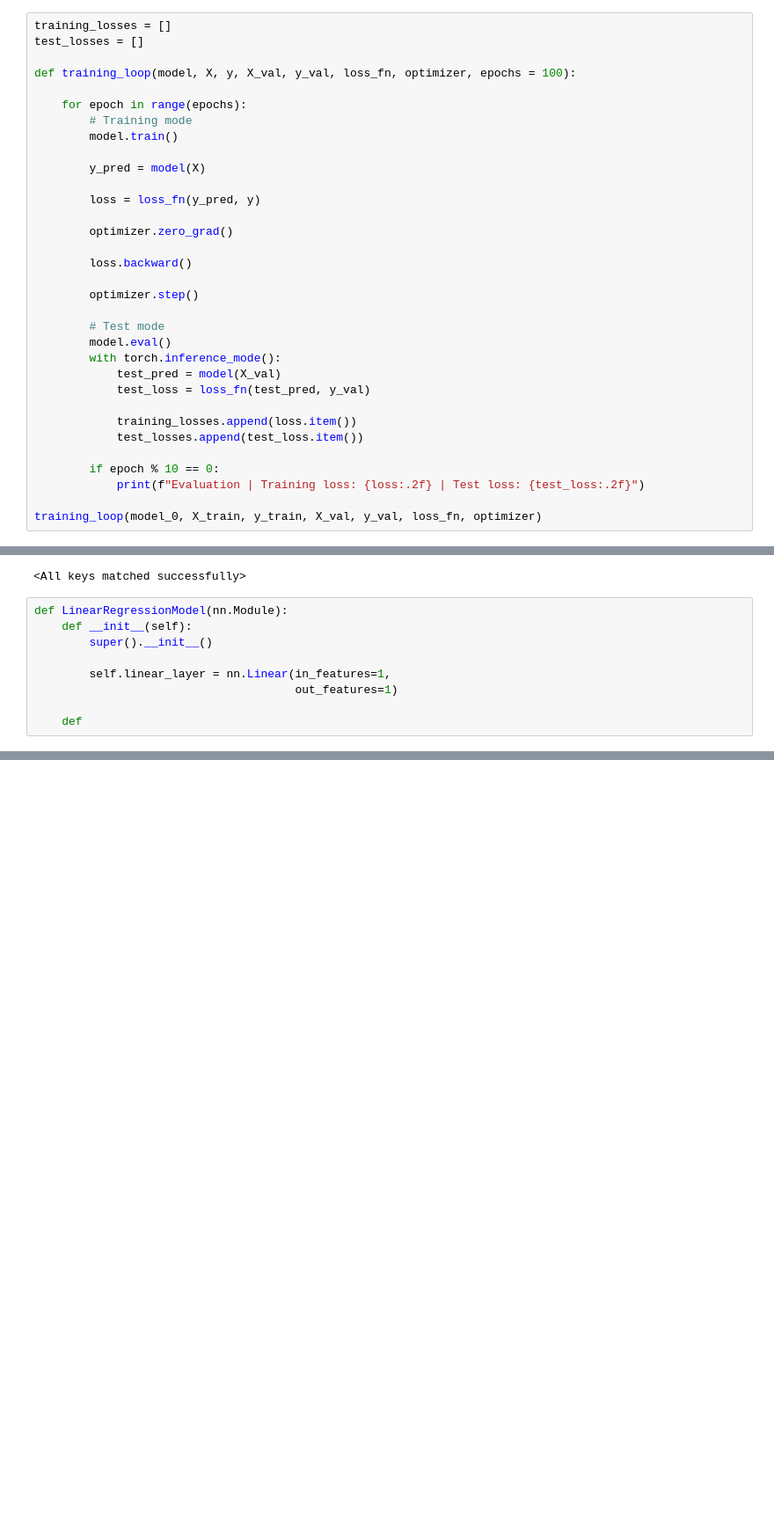
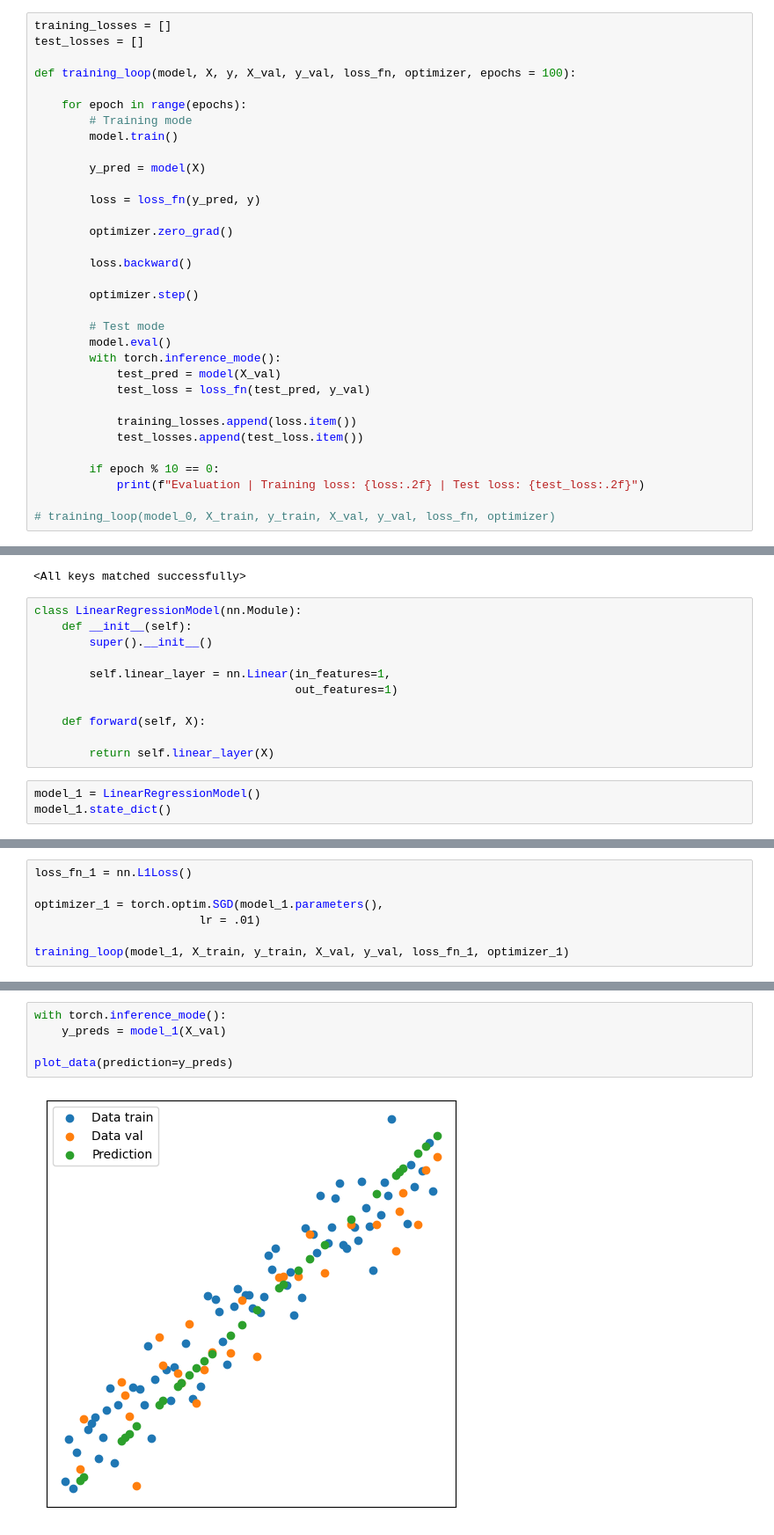
Before and after one commit to nguynlb/DataScience, a Jupyter notebook: Pytorch/Sample Linear Regression.ipynb, the cells around one changed output, grey strips where cells are left out. Shown: that part at 88% size. Cells and saved outputs as stored; diff of their text form; blank space fills up the shorter version.

```diff
--- a/Pytorch/Sample Linear Regression.ipynb
+++ b/Pytorch/Sample Linear Regression.ipynb
@@ -133,4 +133,4 @@ def training_loop(model, X, y, X_val, y_val, loss_fn, optimizer, epochs = 100):
         if epoch % 10 == 0:
             print(f"Evaluation | Training loss: {loss:.2f} | Test loss: {test_loss:.2f}")
 
-training_loop(model_0, X_train, y_train, X_val, y_val, loss_fn, optimizer)
+# training_loop(model_0, X_train, y_train, X_val, y_val, loss_fn, optimizer)
@@ -214,11 +203,16 @@ load_model.load_state_dict(torch.load(f=MODEL_SAVE_PATH))
 # %% [output]
 <All keys matched successfully>
 # %%
-def LinearRegressionModel(nn.Module):
+class LinearRegressionModel(nn.Module):
     def __init__(self):
         super().__init__()
 
         self.linear_layer = nn.Linear(in_features=1,
                                       out_features=1)
 
-    def
+    def forward(self, X):
+
+        return self.linear_layer(X)
+# %%
+model_1 = LinearRegressionModel()
+model_1.state_dict()
@@ -224,0 +222,7 @@ def LinearRegressionModel(nn.Module):
+# %%
+loss_fn_1 = nn.L1Loss()
+
+optimizer_1 = torch.optim.SGD(model_1.parameters(),
+                        lr = .01)
+
+training_loop(model_1, X_train, y_train, X_val, y_val, loss_fn_1, optimizer_1)
@@ -224,0 +240,7 @@ def LinearRegressionModel(nn.Module):
+# %%
+with torch.inference_mode():
+    y_preds = model_1(X_val)
+
+plot_data(prediction=y_preds)
+# %% [output]
+[figure, added]
```
Also changed, not shown: parts of 3 cells of this notebook.
